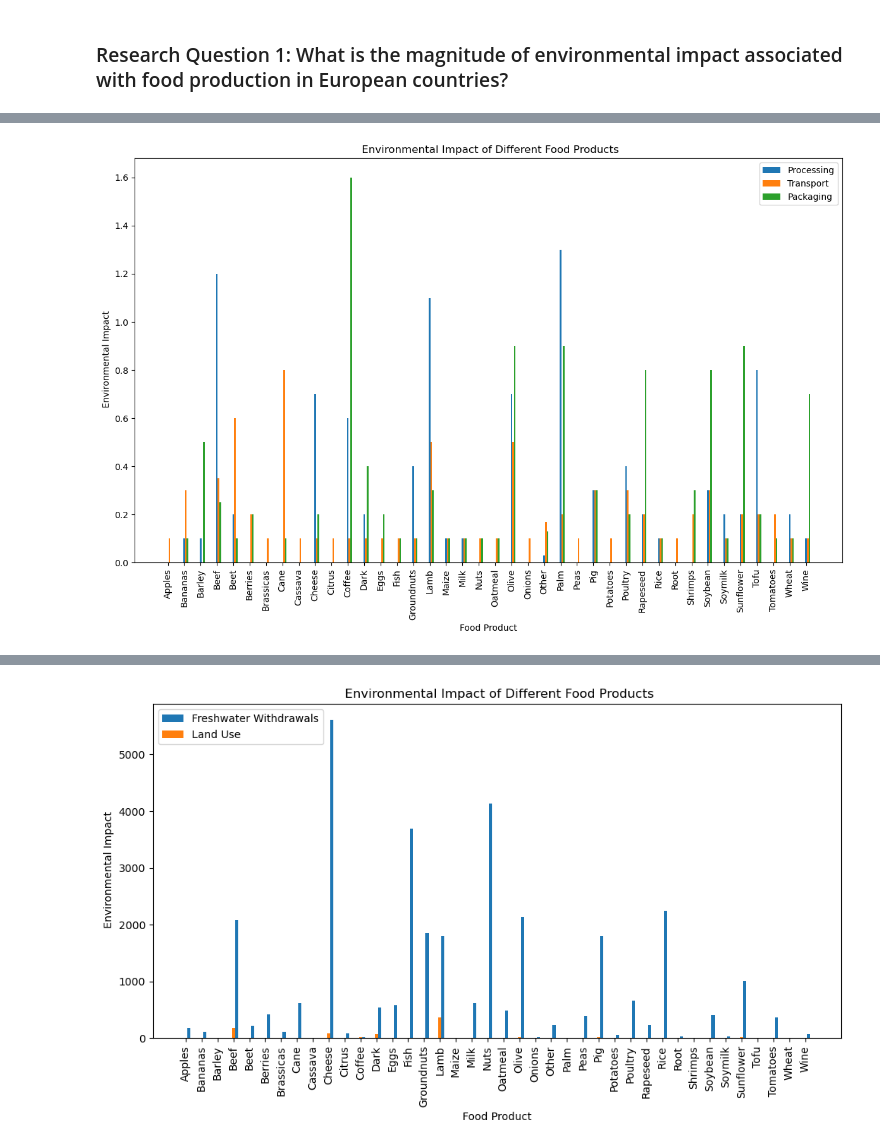
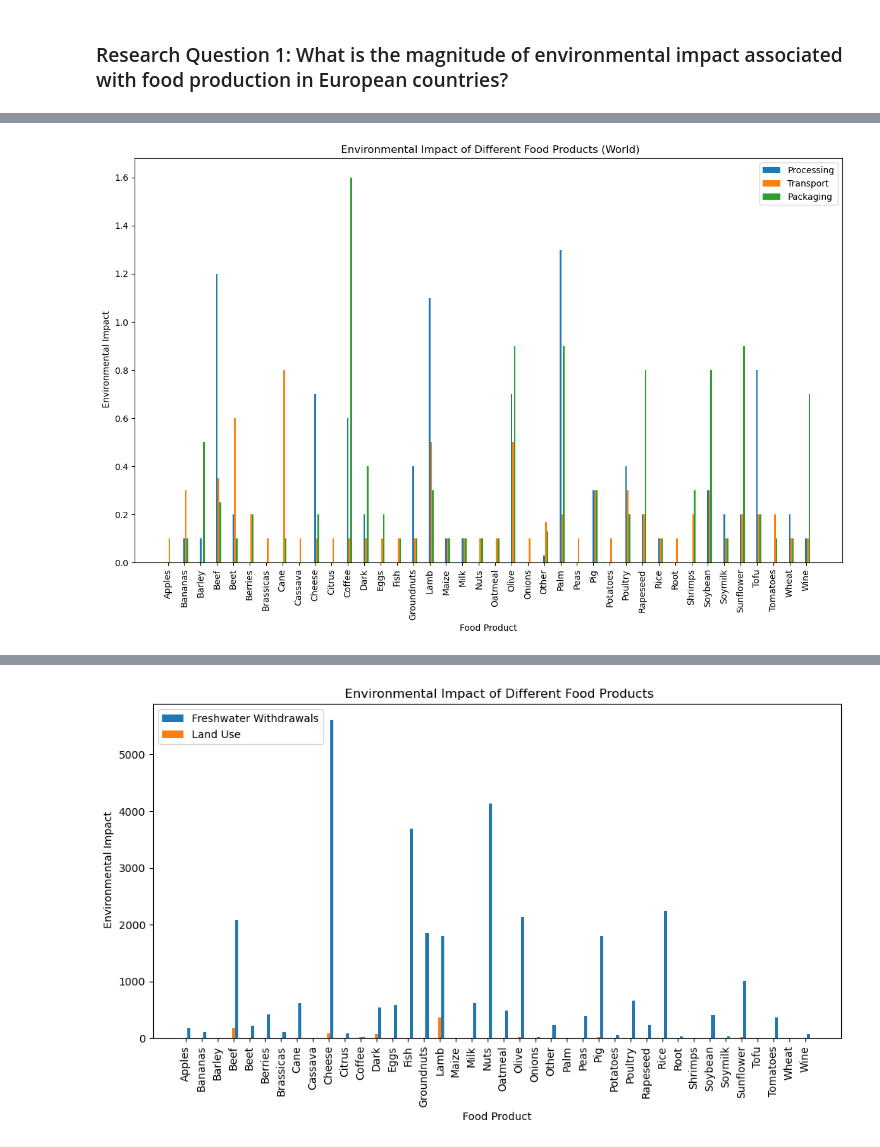
Before and after one commit to LeilaJavanmardi/EuroEats-A-Deep-Dive-into-Food-Production-Environmental-Footprint-and-Waste-Across-Europe, a Jupyter notebook: Notebook/Final/Food_Production_emissions_Final.ipynb, the cells around one changed output, grey strips where cells are left out. Saved outputs shown, nothing was run; the diff lists cells and outputs as text; code cells hidden in the pictures.

```diff
--- a/Notebook/Final/Food_Production_emissions_Final.ipynb
+++ b/Notebook/Final/Food_Production_emissions_Final.ipynb
@@ -211,32 +228,32 @@ farm = Impact2['Farm']
 processing = Impact2['Processing']
 transport = Impact2['Transport']
 packaging = Impact2['Packging']
 retail = Impact2['Retail']
 
 # number of bars
 num_bars = len(food_products)
 ind = range(num_bars)
 
 width = 0.1
 
 # Plot
 plt.figure(figsize=(12, 8))
 #plt.bar(ind, land_use_change, width, label='Land Use Change')
 #plt.bar([i + width for i in ind], animal_feed, width, label='Animal Feed')
 #plt.bar([i + 2*width for i in ind], farm, width, label='Farm')
 plt.bar([i + 3*width for i in ind], processing, width, label='Processing')
 plt.bar([i + 4*width for i in ind], transport, width, label='Transport')
 plt.bar([i + 5*width for i in ind], packaging, width, label='Packaging')
 #plt.bar([i + 6*width for i in ind], retail, width, label='Retail')
 
 #  labels, title, legend
 plt.xlabel('Food Product')
 plt.ylabel(' Environmental Impact')
-plt.title(' Environmental Impact of Different Food Products')
+plt.title(' Environmental Impact of Different Food Products (World)')
 plt.xticks([i + 3*width for i in ind], food_products, rotation=90)
 plt.legend()
 
 plt.tight_layout()
 plt.show()
 # %% [output]
-[figure, old version]
+[figure, new version]
```
Also changed, not shown: parts of 25 cells of this notebook, 14 other files.
